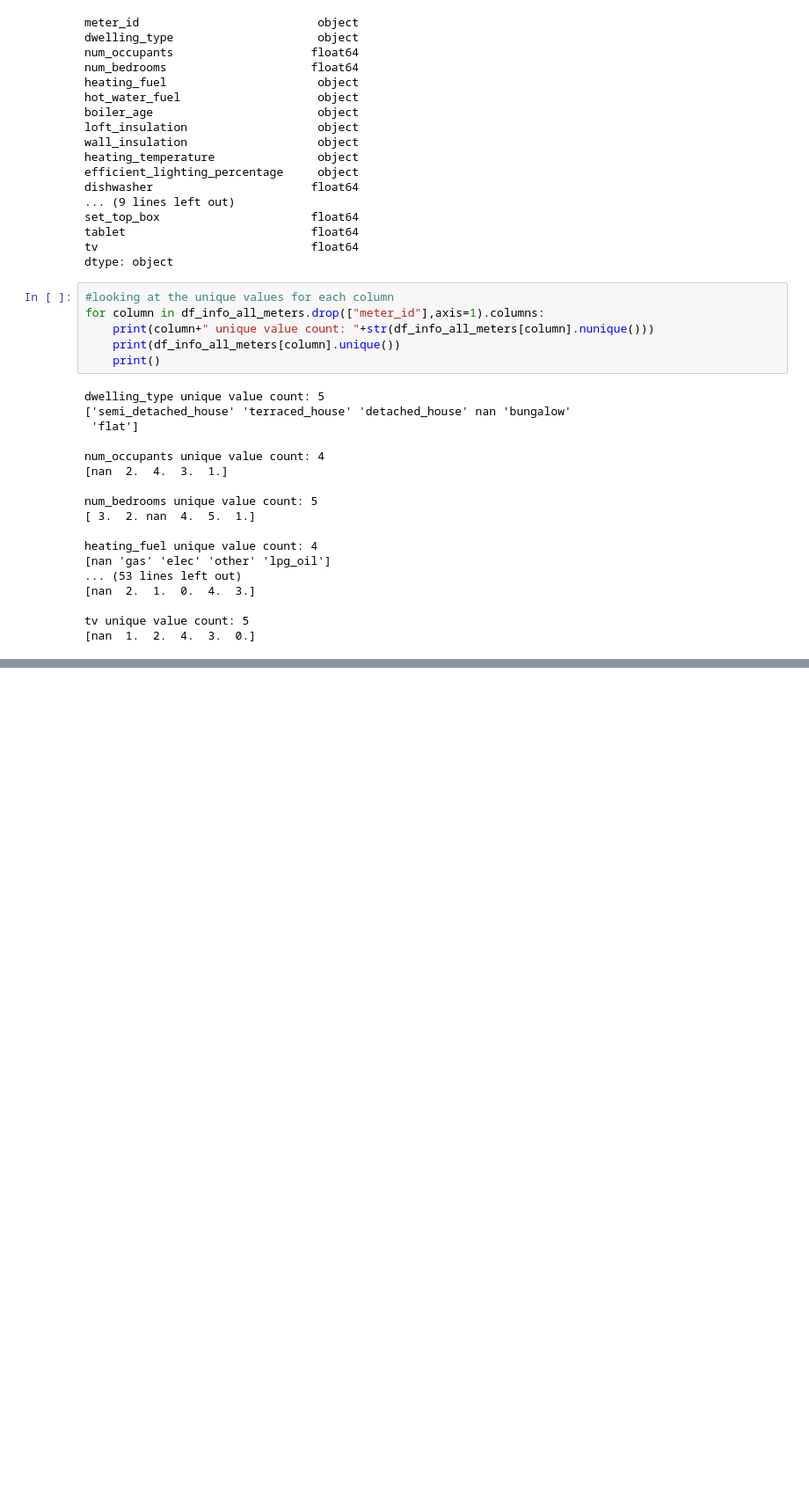
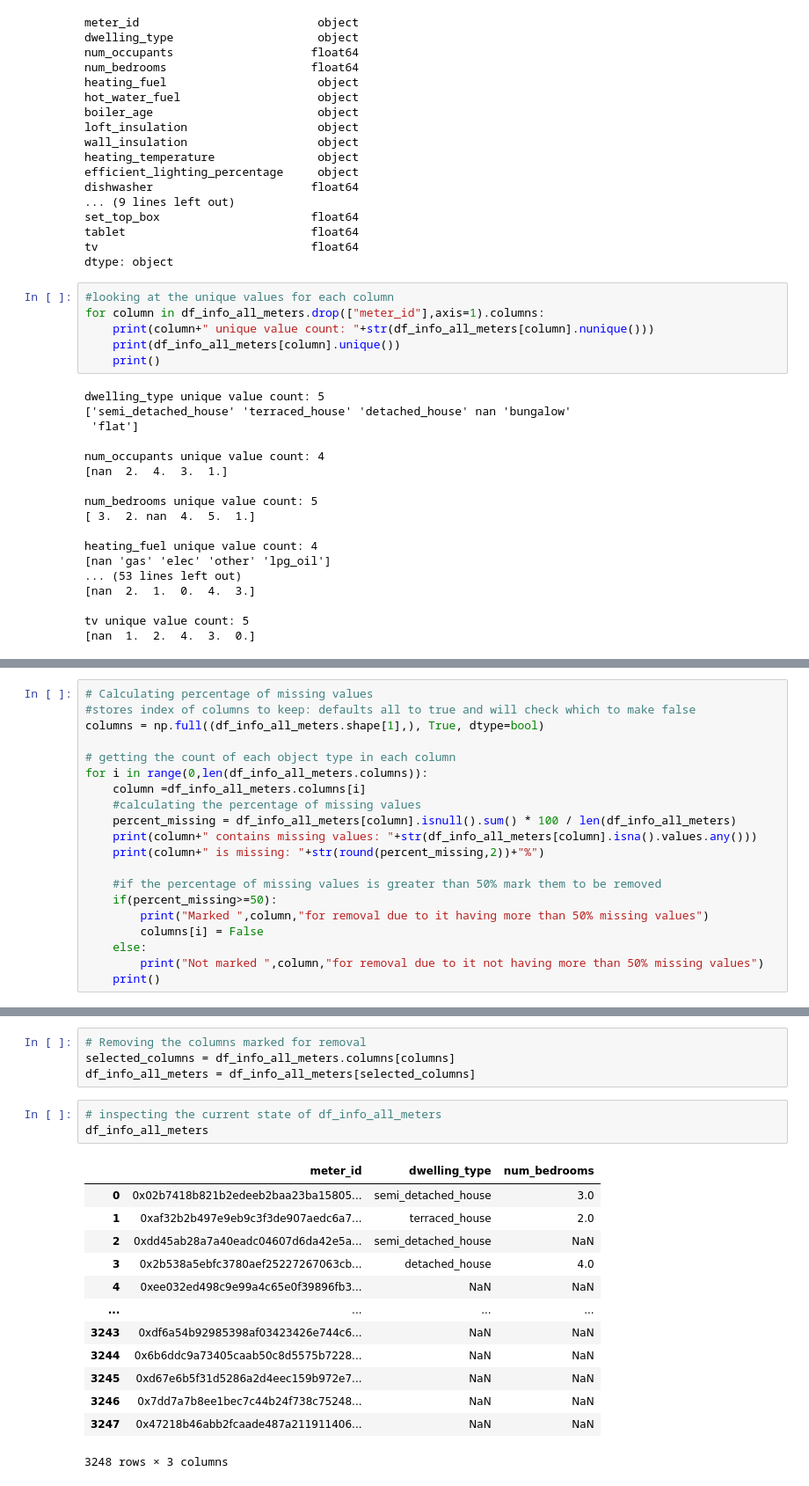
Before and after one commit to danielmusselwhite/UG_Dissertation_Energy_Forecasting, a Jupyter notebook: Src/Jupyter_Notebooks/1. EDA.ipynb, the cells around one changed output, grey strips where cells are left out. Shown at 88% size. Drawn from its saved outputs; the diff is of its cells as text; blank space fills up the shorter version.

```diff
--- a/Src/Jupyter_Notebooks/1. EDA.ipynb
+++ b/Src/Jupyter_Notebooks/1. EDA.ipynb
@@ -200,0 +243,20 @@ tv unique value count: 5
+# %%
+# Calculating percentage of missing values
+#stores index of columns to keep: defaults all to true and will check which to make false
+columns = np.full((df_info_all_meters.shape[1],), True, dtype=bool)
+
+# getting the count of each object type in each column
+for i in range(0,len(df_info_all_meters.columns)):
+    column =df_info_all_meters.columns[i]
+    #calculating the percentage of missing values
+    percent_missing = df_info_all_meters[column].isnull().sum() * 100 / len(df_info_all_meters)
+    print(column+" contains missing values: "+str(df_info_all_meters[column].isna().values.any()))
+    print(column+" is missing: "+str(round(percent_missing,2))+"%")
+
+    #if the percentage of missing values is greater than 50% mark them to be removed
+    if(percent_missing>=50):
+        print("Marked ",column,"for removal due to it having more than 50% missing values")
+        columns[i] = False
+    else:
+        print("Not marked ",column,"for removal due to it not having more than 50% missing values")
+    print()
@@ -200,0 +291,21 @@ tv unique value count: 5
+# %%
+# Removing the columns marked for removal
+selected_columns = df_info_all_meters.columns[columns]
+df_info_all_meters = df_info_all_meters[selected_columns]
+# %%
+# inspecting the current state of df_info_all_meters
+df_info_all_meters
+# %% [output]
+|  | meter_id | dwelling_type | num_bedrooms |
+| 0 | 0x02b7418b821b2edeeb2baa23ba15805... | semi_detached_house | 3.0 |
+| 1 | 0xaf32b2b497e9eb9c3f3de907aedc6a7... | terraced_house | 2.0 |
+| 2 | 0xdd45ab28a7a40eadc04607d6da42e5a... | semi_detached_house | NaN |
+| 3 | 0x2b538a5ebfc3780aef25227267063cb... | detached_house | 4.0 |
+| 4 | 0xee032ed498c9e99a4c65e0f39896fb3... | NaN | NaN |
+| ... | ... | ... | ... |
+| 3243 | 0xdf6a54b92985398af03423426e744c6... | NaN | NaN |
+| 3244 | 0x6b6ddc9a73405caab50c8d5575b7228... | NaN | NaN |
+| 3245 | 0xd67e6b5f31d5286a2d4eec159b972e7... | NaN | NaN |
+| 3246 | 0x7dd7a7b8ee1bec7c44b24f738c75248... | NaN | NaN |
+| 3247 | 0x47218b46abb2fcaade487a211911406... | NaN | NaN |
+3248 rows × 3 columns
```
Also changed, not shown: parts of 7 cells of this notebook, 24 other files.
